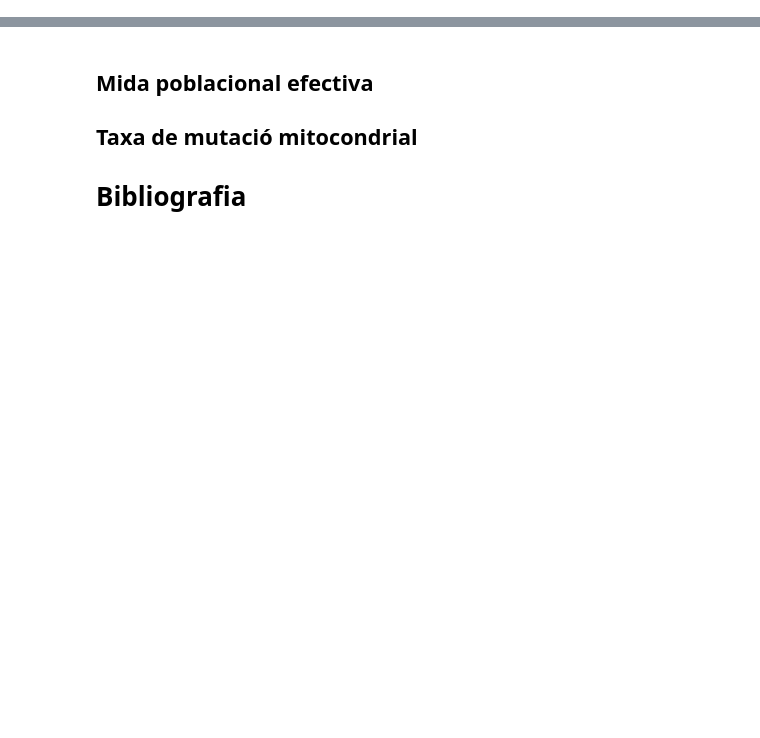
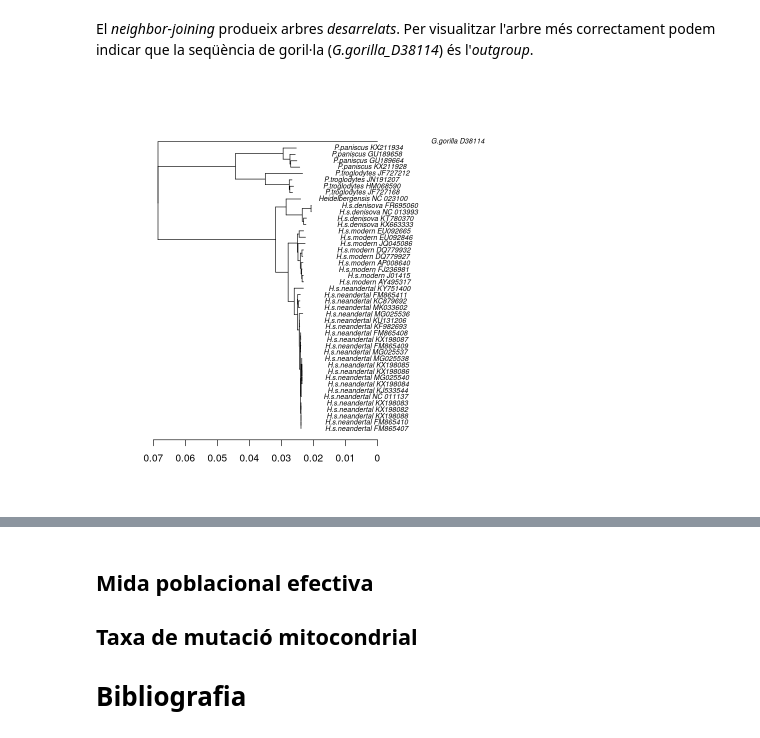
Before and after one commit to celiaferriol/PTE_33056, a Jupyter notebook: P4.Rellotge_molecular/Guio.ipynb, the cells around one changed output, grey strips where cells are left out. Saved outputs shown, nothing was run; the diff lists cells and outputs as text; code cells hidden in the pictures; blank space fills up the shorter version.

```diff
--- a/P4.Rellotge_molecular/Guio.ipynb
+++ b/P4.Rellotge_molecular/Guio.ipynb
@@ -27,0 +40,8 @@ Igual que en la pràctica anterior, el bloc de codi següent carrega l'alineamen
+# %% [markdown]
+El *neighbor-joining* produeix arbres *desarrelats*. Per visualitzar l'arbre més correctament podem indicar que la seqüència de goril·la (*G.gorilla_D38114*) és l'*outgroup*.
+# %%
+arbre <- root(arbre, outgroup = 'G.gorilla_D38114', resolve.root = TRUE)
+plot(arbre, cex = 0.7, adj = 1, x.lim = c(0,0.1))
+axisPhylo()
+# %% [output]
+[figure, added]
```
Also changed, not shown: parts of 11 cells of this notebook, 2 other files.
